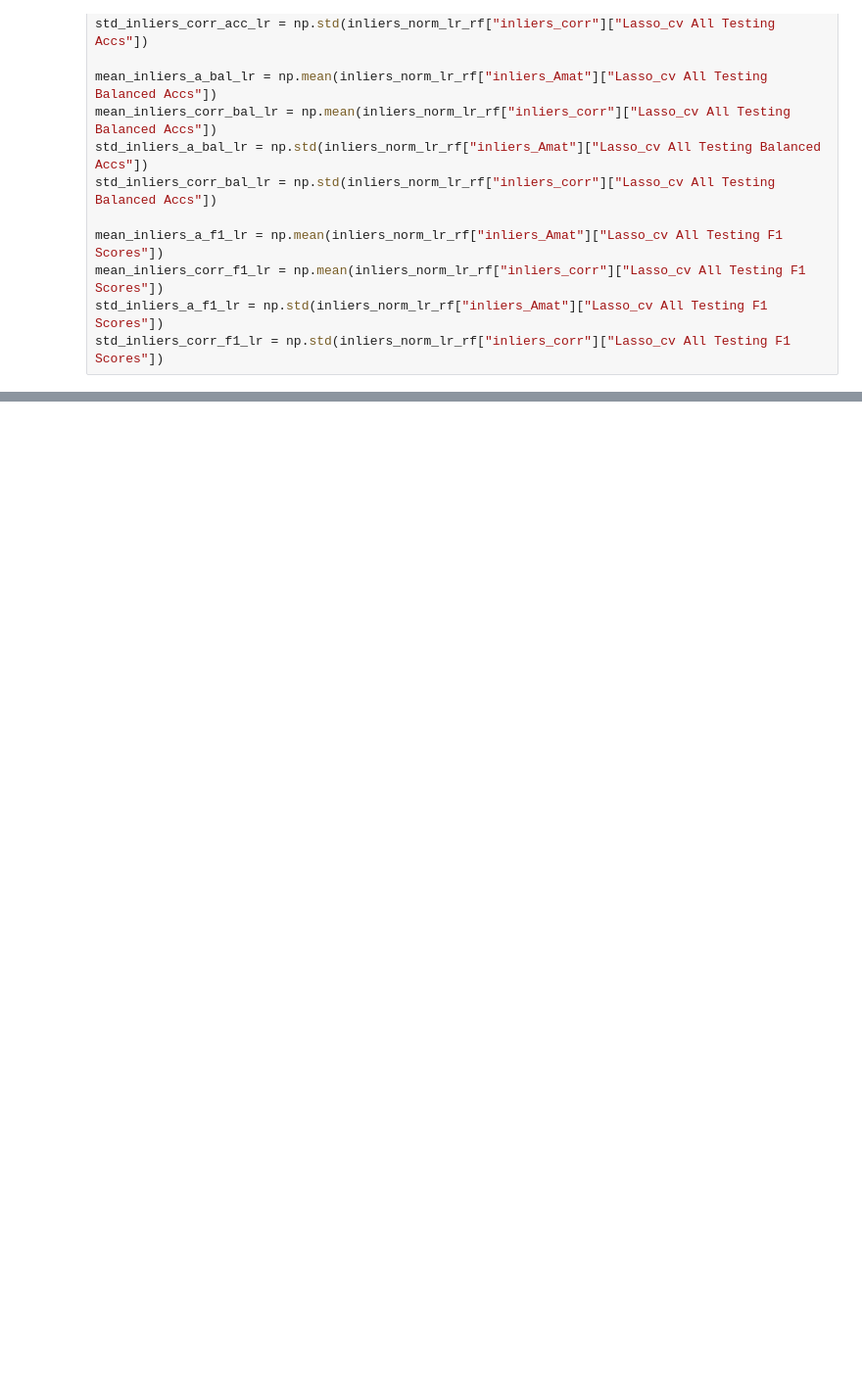
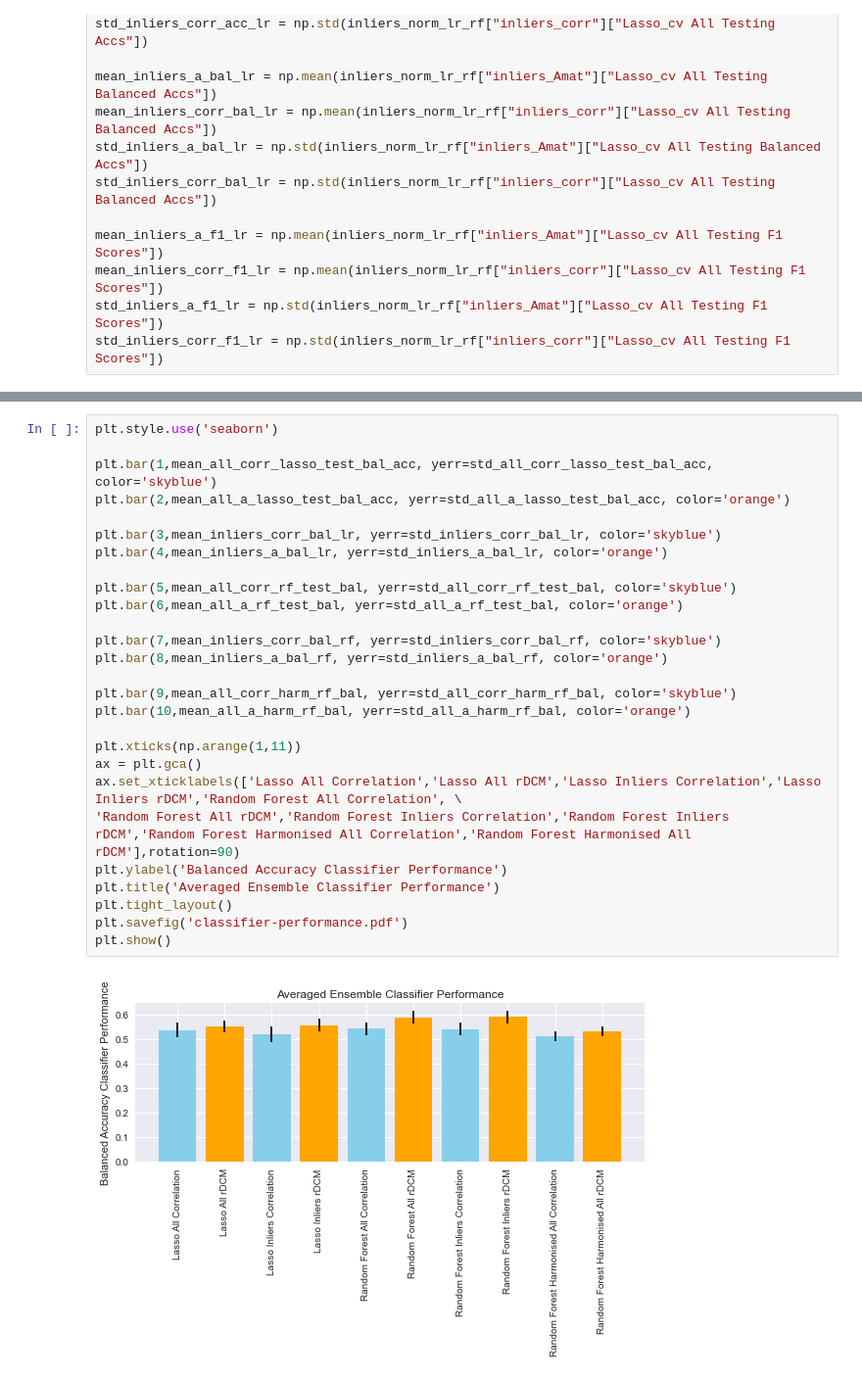
Before and after one commit to Dominic-DallOsto/translational-neuromodelling-mdd, a Jupyter notebook: Dataset Analysis/Stats_on_Classifiers.ipynb, the cells around one changed output, grey strips where cells are left out. Shown at 98% size. Cells and saved outputs as stored; diff of their text form; blank space fills up the shorter version.

Commit message:
plot for report

```diff
--- a/Dataset Analysis/Stats_on_Classifiers.ipynb
+++ b/Dataset Analysis/Stats_on_Classifiers.ipynb
@@ -434,0 +442,29 @@ std_inliers_corr_f1_lr = np.std(inliers_norm_lr_rf["inliers_corr"]["Lasso_cv All
+# %%
+plt.style.use('seaborn')
+
+plt.bar(1,mean_all_corr_lasso_test_bal_acc, yerr=std_all_corr_lasso_test_bal_acc, color='skyblue')
+plt.bar(2,mean_all_a_lasso_test_bal_acc, yerr=std_all_a_lasso_test_bal_acc, color='orange')
+
+plt.bar(3,mean_inliers_corr_bal_lr, yerr=std_inliers_corr_bal_lr, color='skyblue')
+plt.bar(4,mean_inliers_a_bal_lr, yerr=std_inliers_a_bal_lr, color='orange')
+
+plt.bar(5,mean_all_corr_rf_test_bal, yerr=std_all_corr_rf_test_bal, color='skyblue')
+plt.bar(6,mean_all_a_rf_test_bal, yerr=std_all_a_rf_test_bal, color='orange')
+
+plt.bar(7,mean_inliers_corr_bal_rf, yerr=std_inliers_corr_bal_rf, color='skyblue')
+plt.bar(8,mean_inliers_a_bal_rf, yerr=std_inliers_a_bal_rf, color='orange')
+
+plt.bar(9,mean_all_corr_harm_rf_bal, yerr=std_all_corr_harm_rf_bal, color='skyblue')
+plt.bar(10,mean_all_a_harm_rf_bal, yerr=std_all_a_harm_rf_bal, color='orange')
+
+plt.xticks(np.arange(1,11))
+ax = plt.gca()
+ax.set_xticklabels(['Lasso All Correlation','Lasso All rDCM','Lasso Inliers Correlation','Lasso Inliers rDCM','Random Forest All Correlation', \
+'Random Forest All rDCM','Random Forest Inliers Correlation','Random Forest Inliers rDCM','Random Forest Harmonised All Correlation','Random Forest Harmonised All rDCM'],rotation=90)
+plt.ylabel('Balanced Accuracy Classifier Performance')
+plt.title('Averaged Ensemble Classifier Performance')
+plt.tight_layout()
+plt.savefig('classifier-performance.pdf')
+plt.show()
+# %% [output]
+[figure, added]
```
Also changed, not shown: parts of 3 cells of this notebook, 1 other file.
